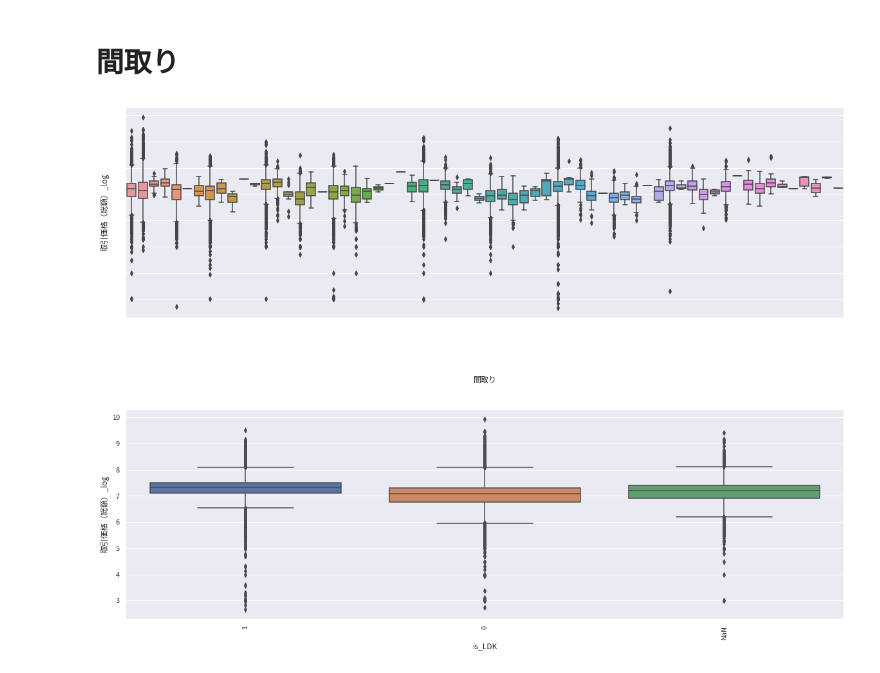
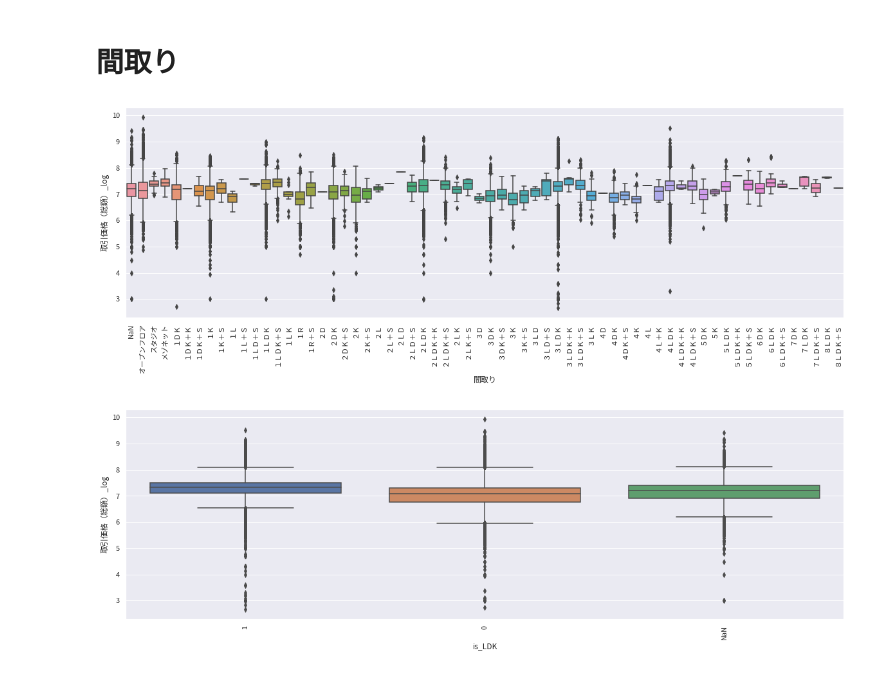
Before and after one commit to kfsky/2021-summer-second-hand-apartment-price-prediction, a Jupyter notebook: notebook/EDA.ipynb, the cells around one changed output. Drawn from its saved outputs; the diff is of its cells as text; code cells hidden in the pictures.

```diff
--- a/notebook/EDA.ipynb
+++ b/notebook/EDA.ipynb
@@ -277,13 +299,12 @@ sns.scatterplot(x=temp["関東地方Kanto季節調整"], y=temp["全国Japan季
 # %%
 plt.figure(figsize=(20,6))
 sns.boxplot(y=train_df['取引価格（総額）_log'],
             x=train_df["間取り"].fillna("NaN").sort_values())
 plt.xticks(rotation=90)
-plt.tick_params(colors='white')
 
 plt.show()
 # %% [output]
-[figure, old version]
+[figure, new version]
 # %%
 # LDKがそろっているか、いなかは重要ではないか？
 temp = train_df.copy()
```
Also changed, not shown: parts of 3 cells of this notebook, 1 other file.
